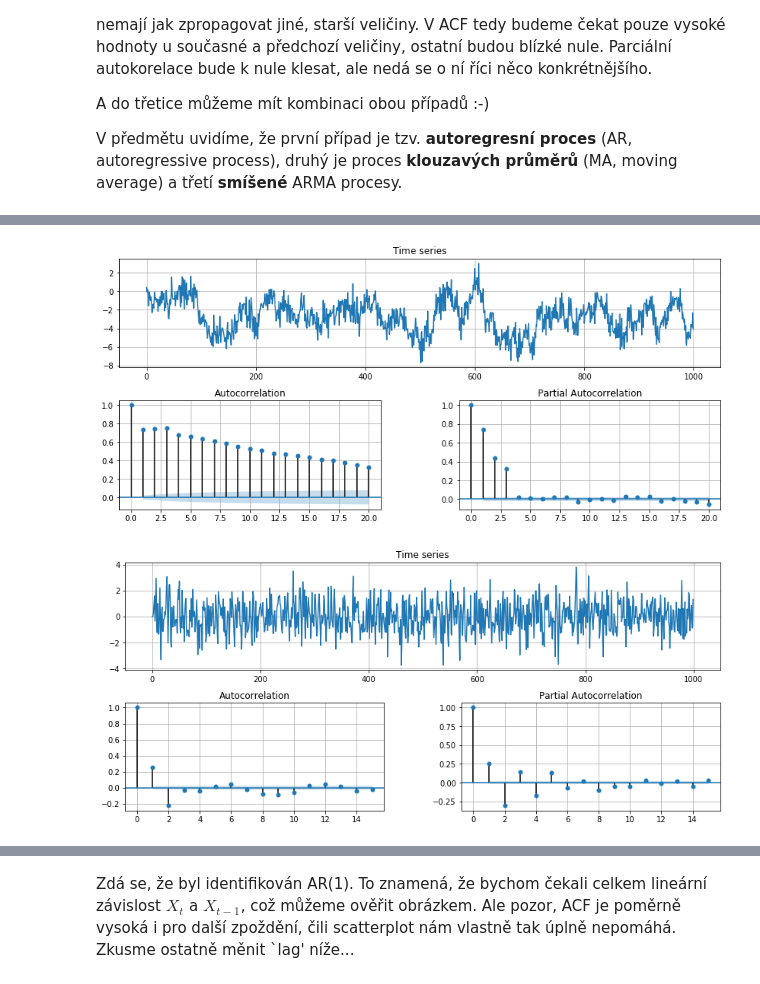
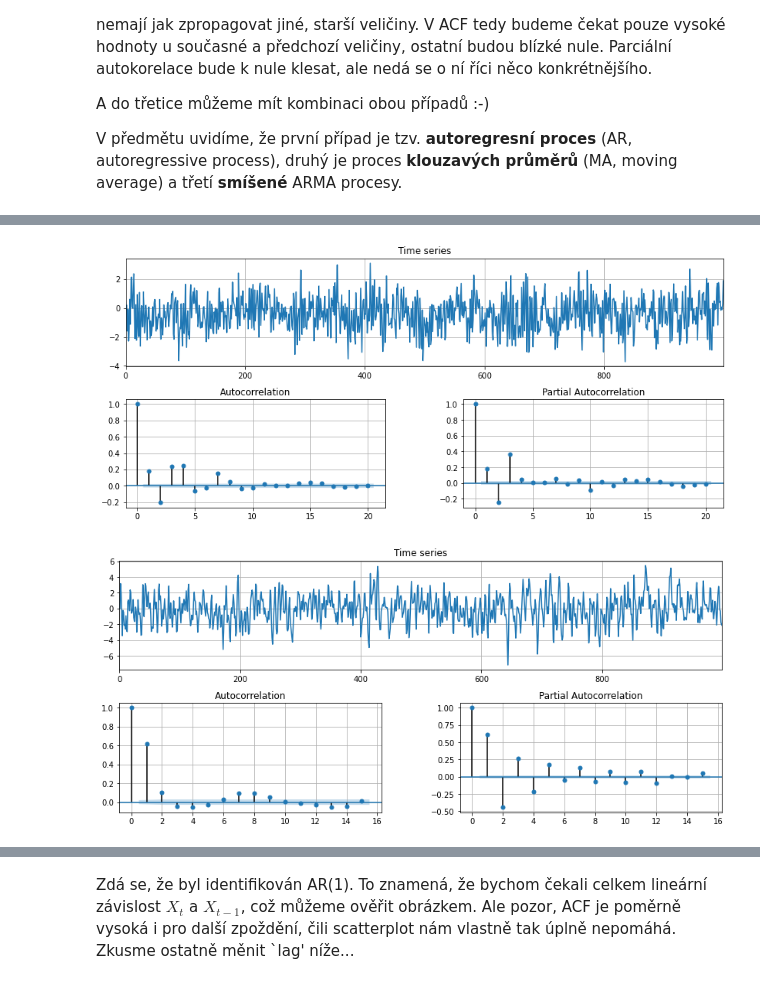
Before and after one commit to kamil-dedecius/mi-scr, a Jupyter notebook: prednasky/3.ipynb, the cells around one changed output, grey strips where cells are left out. Saved outputs shown, nothing was run; the diff lists cells and outputs as text; code cells hidden in the pictures.

```diff
--- a/prednasky/3.ipynb
+++ b/prednasky/3.ipynb
@@ -134,8 +137,8 @@ tsplot(x)
 # %%
-ndat = 1000
+ndat = 100
 x = np.zeros(ndat)
 x[0] = 0.4
 for t in range(1, ndat):
-    x[t] = 1.3 + .9*x[t-1] + np.random.normal()
+    x[t] = 1.3 + 1.4*x[t-1] + np.random.normal()
 tsplot(x)
 # %% [output]
@@ -148,21 +151,21 @@ tsplot(x)
 # %%
 ndat = 1000
 x = np.zeros(ndat)
 x[0] = .4
 x[1] = -.1
 x[2] = .2
 for t in range(3, ndat):
-    x[t] = -.3 + .3*x[t-1] + .3*x[t-2] + .3*x[t-3] + np.random.normal()
+    x[t] = -.3 + .3*x[t-1] - .3*x[t-2] + .3*x[t-3] + np.random.normal()
 tsplot(x, lags=20)
 # %% [output]
-[figure, old version]
+[figure, new version]
 # %%
 ndat = 1000
 epsilon = np.random.normal(size=ndat)
 x = np.zeros(ndat)
 mean = 0
 for t in range(2, ndat):
-    x[t] = mean + epsilon[t] + .4*epsilon[t-1] - .3*epsilon[t-2]
+    x[t] = mean + epsilon[t] + 1.4*epsilon[t-1] + .3*epsilon[t-2]
 tsplot(x)
 # %% [output]
-[figure, old version]
+[figure, new version]
```
Also changed, not shown: parts of 12 cells of this notebook.
